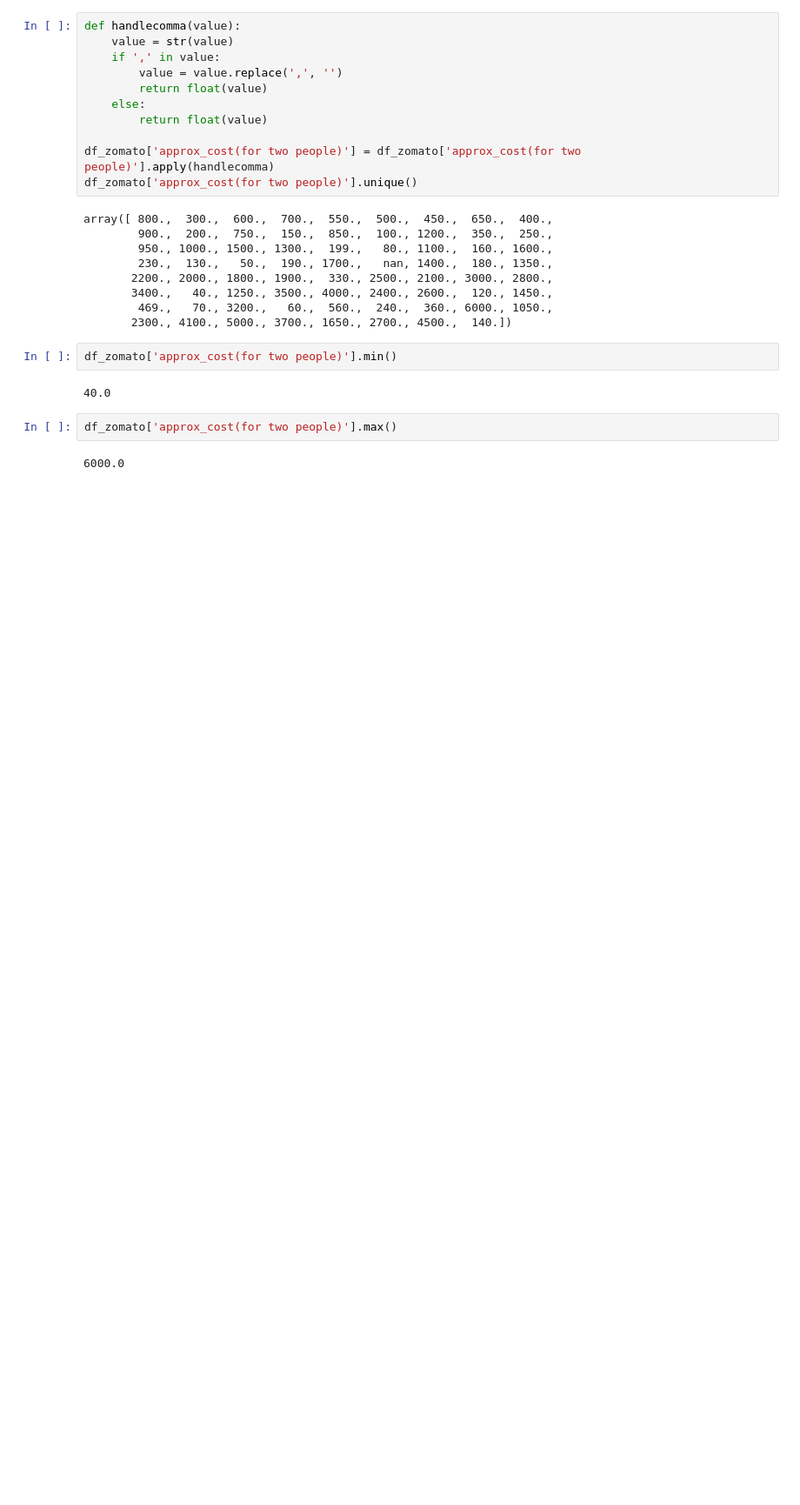
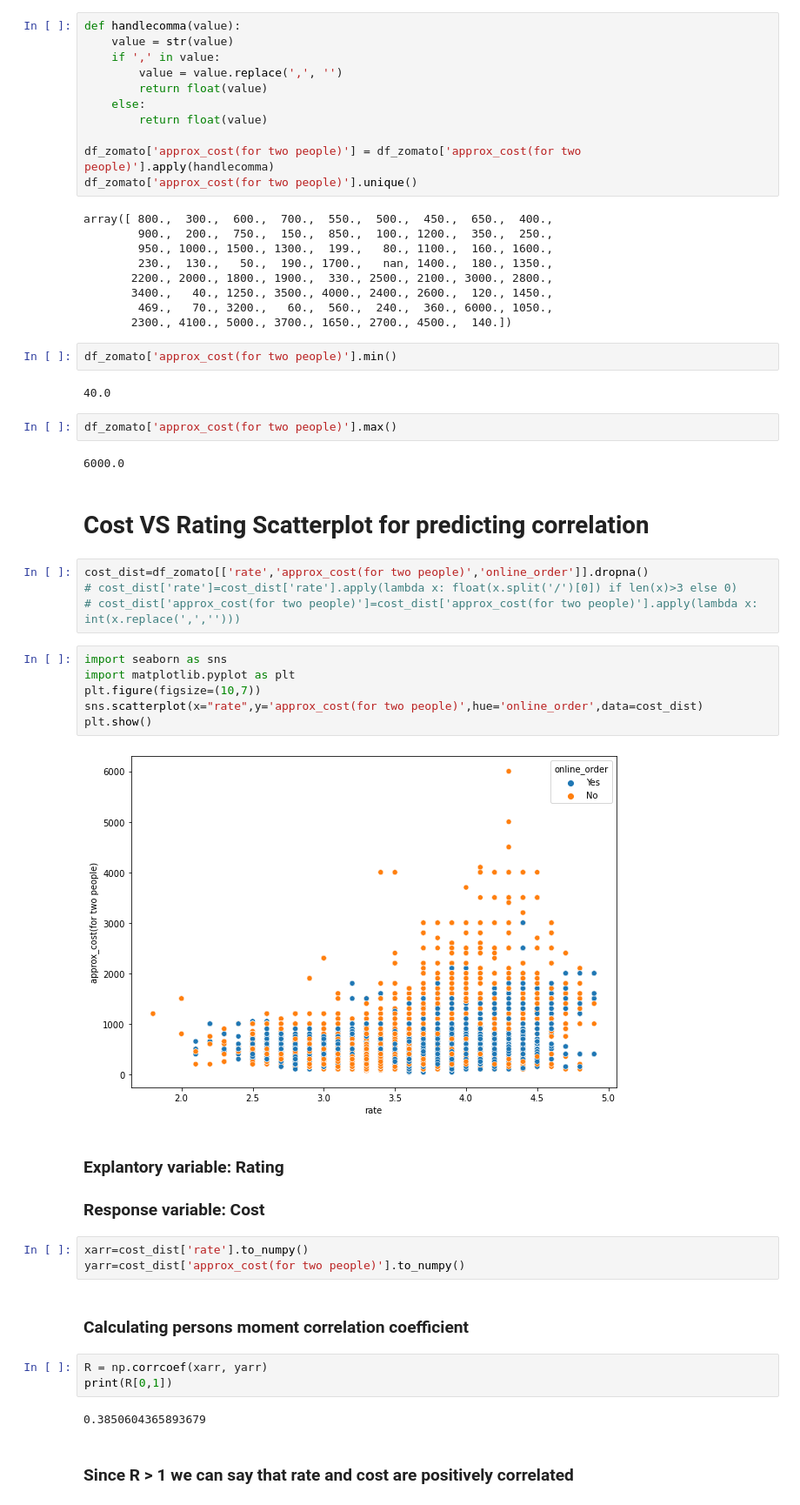
Before and after one commit to anushkajlr/DA-Zomato-EDA, a Jupyter notebook: Zomato EDA.ipynb, the cells around one changed output. Shown at 87% size. Saved outputs shown, nothing was run; the diff lists cells and outputs as text; blank space fills up the shorter version.

```diff
--- a/Zomato EDA.ipynb
+++ b/Zomato EDA.ipynb
@@ -204,3 +204,32 @@ df_zomato['approx_cost(for two people)'].min()
 df_zomato['approx_cost(for two people)'].max()
 # %% [output]
 6000.0
+# %% [markdown]
+# Cost VS Rating Scatterplot for predicting correlation
+# %%
+cost_dist=df_zomato[['rate','approx_cost(for two people)','online_order']].dropna()
+# cost_dist['rate']=cost_dist['rate'].apply(lambda x: float(x.split('/')[0]) if len(x)>3 else 0)
+# cost_dist['approx_cost(for two people)']=cost_dist['approx_cost(for two people)'].apply(lambda x: int(x.replace(',','')))
+# %%
+import seaborn as sns
+import matplotlib.pyplot as plt
+plt.figure(figsize=(10,7))
+sns.scatterplot(x="rate",y='approx_cost(for two people)',hue='online_order',data=cost_dist)
+plt.show()
+# %% [output]
+[figure, added]
+# %% [markdown]
+### Explantory variable: Rating
+### Response variable: Cost
+# %%
+xarr=cost_dist['rate'].to_numpy()
+yarr=cost_dist['approx_cost(for two people)'].to_numpy()
+# %% [markdown]
+### Calculating persons moment correlation coefficient
+# %%
+R = np.corrcoef(xarr, yarr)
+print(R[0,1])
+# %% [output]
+0.3850604365893679
+# %% [markdown]
+### Since R > 1 we can say that rate and cost are positively correlated
```
Also changed, not shown: parts of 13 cells of this notebook.
